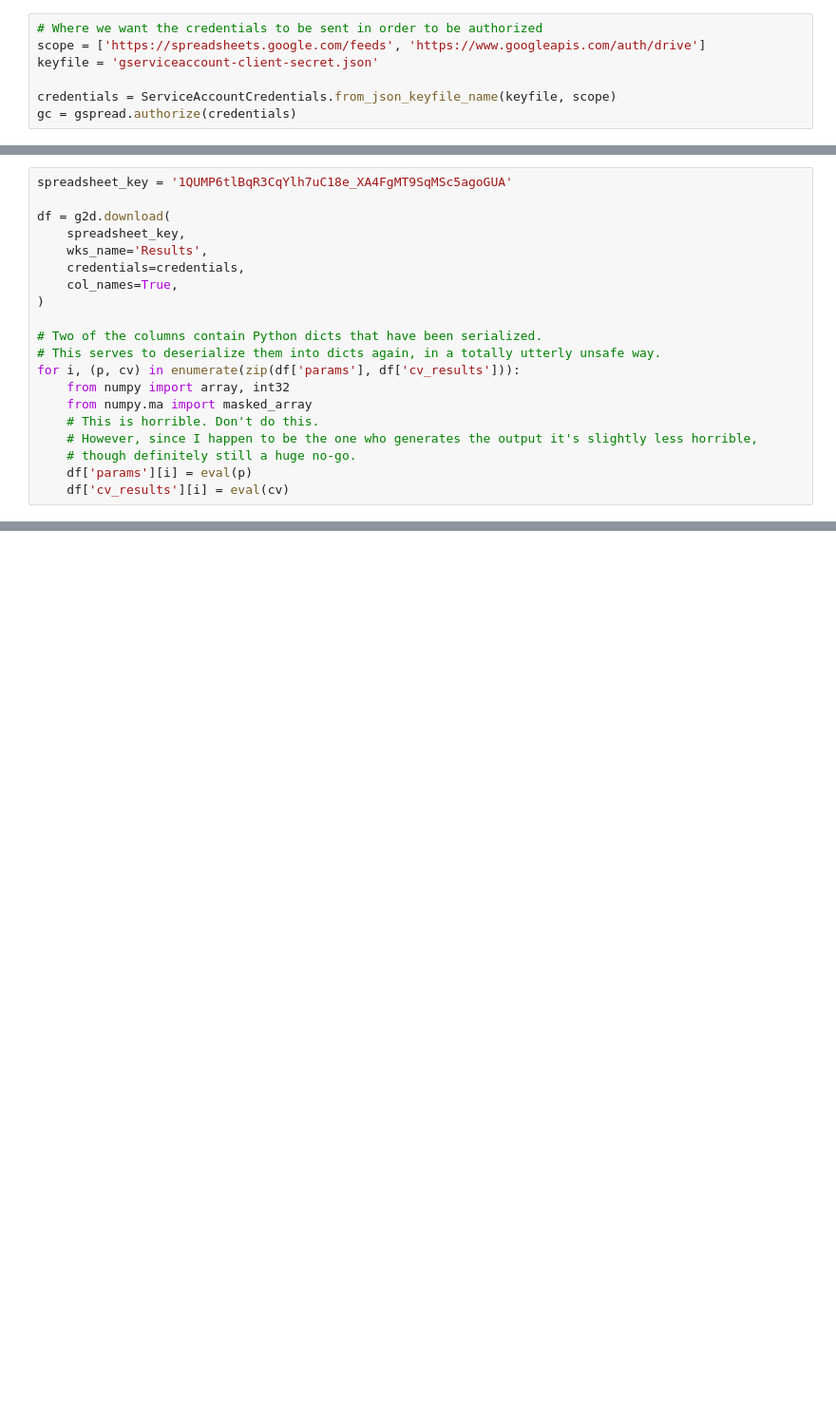
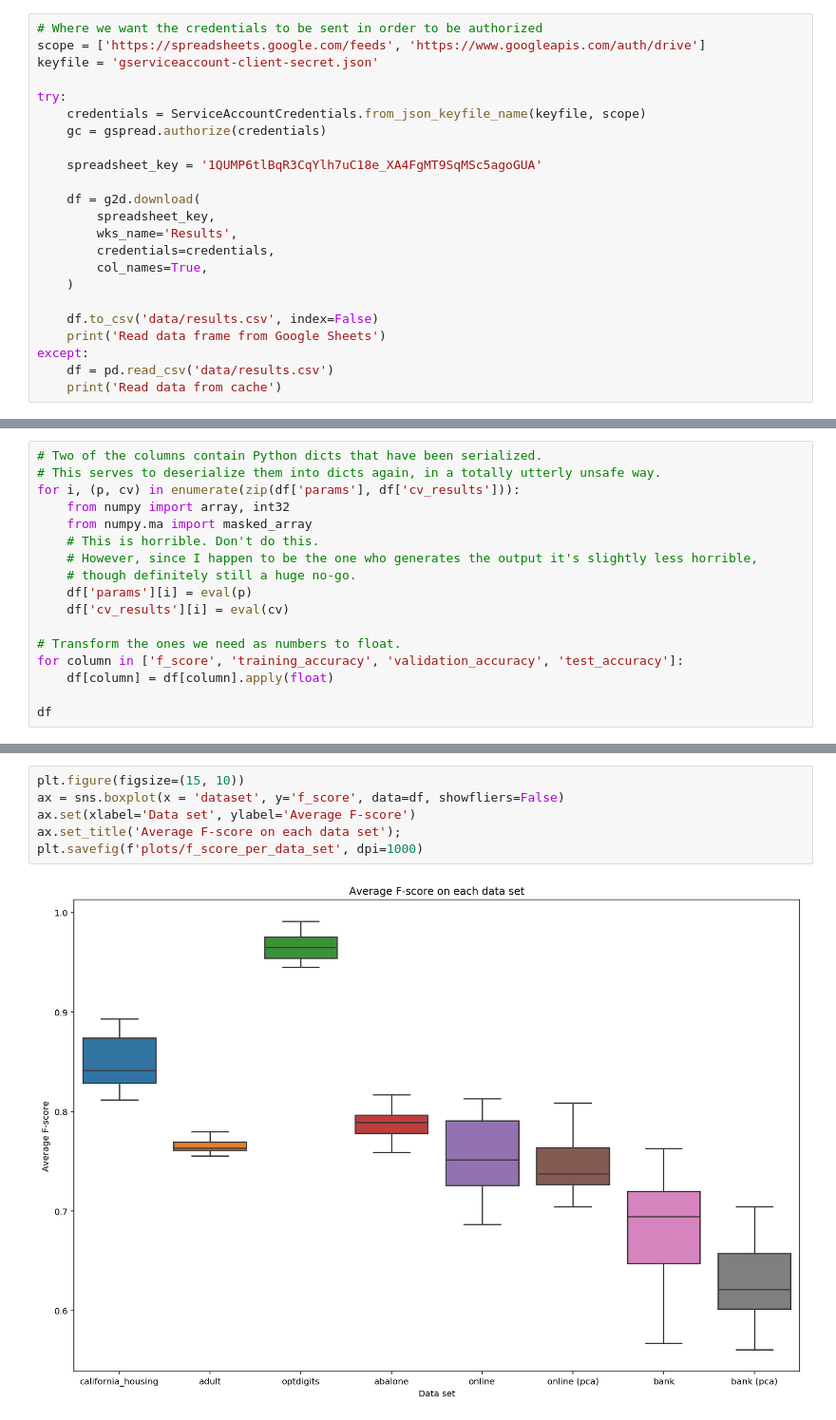
Before and after one commit to akselbor/tdt4173-project, a Jupyter notebook: Analysis.ipynb, the cells around one changed output, grey strips where cells are left out. Shown at 95% size. Cells and saved outputs as stored; diff of their text form; blank space fills up the shorter version.

```diff
--- a/Analysis.ipynb
+++ b/Analysis.ipynb
@@ -41,5 +33,21 @@ from oauth2client.service_account import ServiceAccountCredentials
 scope = ['https://spreadsheets.google.com/feeds', 'https://www.googleapis.com/auth/drive']
 keyfile = 'gserviceaccount-client-secret.json'
 
-credentials = ServiceAccountCredentials.from_json_keyfile_name(keyfile, scope)
-gc = gspread.authorize(credentials)
+try:
+    credentials = ServiceAccountCredentials.from_json_keyfile_name(keyfile, scope)
+    gc = gspread.authorize(credentials)
+
+    spreadsheet_key = '1QUMP6tlBqR3CqYlh7uC18e_XA4FgMT9SqMSc5agoGUA'
+
+    df = g2d.download(
+        spreadsheet_key,
+        wks_name='Results',
+        credentials=credentials,
+        col_names=True,
+    )
+
+    df.to_csv('data/results.csv', index=False)
+    print('Read data frame from Google Sheets')
+except:
+    df = pd.read_csv('data/results.csv')
+    print('Read data from cache')
@@ -46,13 +56,4 @@ gc = gspread.authorize(credentials)
 # %%
-spreadsheet_key = '1QUMP6tlBqR3CqYlh7uC18e_XA4FgMT9SqMSc5agoGUA'
-
-df = g2d.download(
-    spreadsheet_key,
-    wks_name='Results',
-    credentials=credentials,
-    col_names=True,
-)
-
 # Two of the columns contain Python dicts that have been serialized.
 # This serves to deserialize them into dicts again, in a totally utterly unsafe way.
 for i, (p, cv) in enumerate(zip(df['params'], df['cv_results'])):
@@ -63,3 +64,9 @@ for i, (p, cv) in enumerate(zip(df['params'], df['cv_results'])):
     # though definitely still a huge no-go.
     df['params'][i] = eval(p)
     df['cv_results'][i] = eval(cv)
+
+# Transform the ones we need as numbers to float.
+for column in ['f_score', 'training_accuracy', 'validation_accuracy', 'test_accuracy']:
+    df[column] = df[column].apply(float)
+
+df
@@ -228,0 +194,8 @@ flattened = pd.DataFrame(x for cvr in relevant['cv_results'] for x in extract(cv
+# %%
+plt.figure(figsize=(15, 10))
+ax = sns.boxplot(x = 'dataset', y='f_score', data=df, showfliers=False)
+ax.set(xlabel='Data set', ylabel='Average F-score')
+ax.set_title('Average F-score on each data set');
+plt.savefig(f'plots/f_score_per_data_set', dpi=1000)
+# %% [output]
+[figure, added]
```
Also changed, not shown: parts of 24 cells of this notebook, 12 other files.
